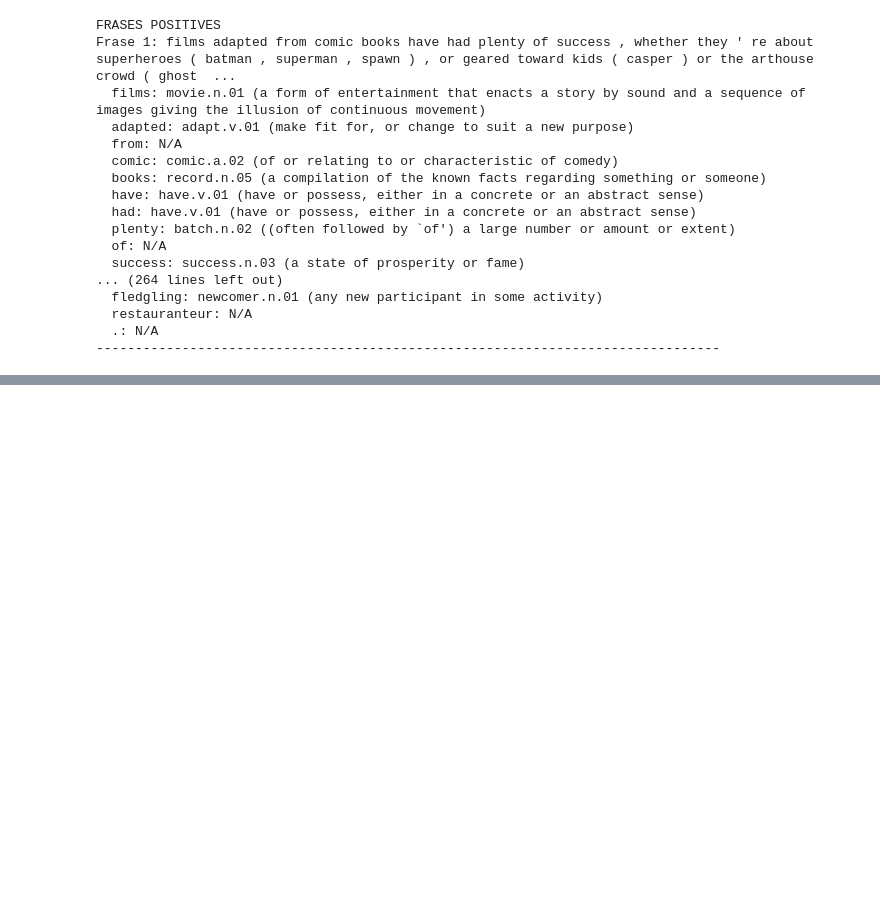
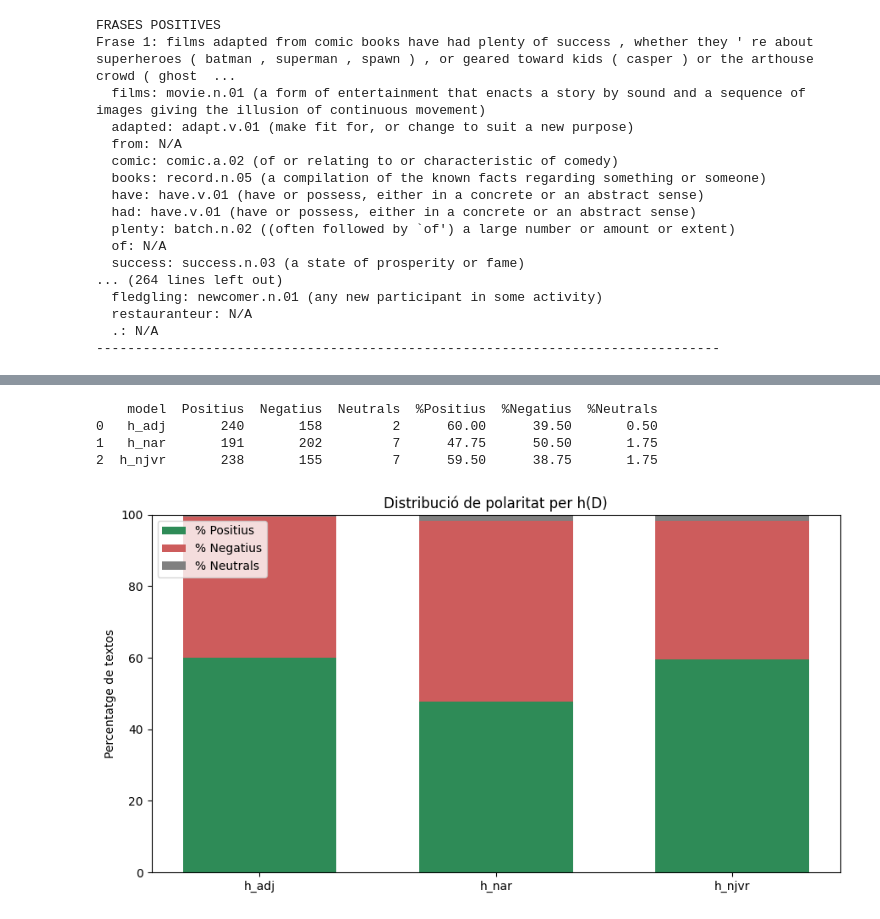
Before and after one commit to maxerrmax/Practica2-PLH, a Jupyter notebook: codi.ipynb, the cells around one changed output, grey strips where cells are left out. Saved outputs shown, nothing was run; the diff lists cells and outputs as text; code cells hidden in the pictures; blank space fills up the shorter version.

```diff
--- a/codi.ipynb
+++ b/codi.ipynb
@@ -613,0 +970,13 @@ Frase 1: films adapted from comic books have had plenty of success , whether the
+# %%
+# =========================================================
+# 5) ANALISI ERRORS: FP/FN PER MODEL
+# =========================================================
+def error_breakdown(y_true, y_pred_local):
+    fp = [i for i, (yt, yp) in enumerate(zip(y_true, y_pred_local)) if yt == 0 and yp == 1]
+    fn = [i for i, (yt, yp) in enumerate(zip(y_true, y_pred_local)) if yt == 1 and yp == 0]
+    return fp, fn
+
+for name, pred in models_unsup.items():
+    fp, fn = error_breakdown(y_val, pred)
+    print(f"\n{name}")
+    print(f"FP={len(fp)} | FN={len(fn)} | total_errors={len(fp) + len(fn)}")
@@ -613,0 +1064,64 @@ Frase 1: films adapted from comic books have had plenty of success , whether the
+# %%
+# Grafic: per cada h (h_adj, h_nar, h_njvr), quants textos surten positius i quants negatius
+# (opcionalment també neutrals si h == 0)
+
+import numpy as np
+import matplotlib.pyplot as plt
+import pandas as pd
+
+score_map = {
+    "h_adj": h_adj,
+    "h_nar": h_nar,
+    "h_njvr": h_njvr
+}
+
+rows = []
+for name, hs in score_map.items():
+    hs = np.array(hs, dtype=float)
+    pos = np.sum(hs > 0)
+    neg = np.sum(hs < 0)
+    neu = np.sum(hs == 0)
+    total = len(hs)
+
+    rows.append({
+        "model": name,
+        "Positius": pos,
+        "Negatius": neg,
+        "Neutrals": neu,
+        "%Positius": 100 * pos / total,
+        "%Negatius": 100 * neg / total,
+        "%Neutrals": 100 * neu / total
+    })
+
+df_dist = pd.DataFrame(rows)
+print(df_dist)
+
+# Barres apilades en percentatge (més fàcil de comparar entre models)
+x = np.arange(len(df_dist))
+w = 0.65
+
+plt.figure(figsize=(9, 5))
+plt.bar(x, df_dist["%Positius"], width=w, label="% Positius", color="seagreen")
+plt.bar(x, df_dist["%Negatius"], width=w, bottom=df_dist["%Positius"], label="% Negatius", color="indianred")
+plt.bar(
+    x,
+    df_dist["%Neutrals"],
+    width=w,
+    bottom=df_dist["%Positius"] + df_dist["%Negatius"],
+    label="% Neutrals",
+    color="gray"
+)
+
+plt.xticks(x, df_dist["model"])
+plt.ylabel("Percentatge de textos")
+plt.title("Distribució de polaritat per h(D)")
+plt.ylim(0, 100)
+plt.legend()
+plt.tight_layout()
+plt.show()
+# %% [output]
+    model  Positius  Negatius  Neutrals  %Positius  %Negatius  %Neutrals
+0   h_adj       240       158         2      60.00      39.50       0.50
+1   h_nar       191       202         7      47.75      50.50       1.75
+2  h_njvr       238       155         7      59.50      38.75       1.75
+[figure, added]
```
Also changed, not shown: parts of 22 cells of this notebook.
